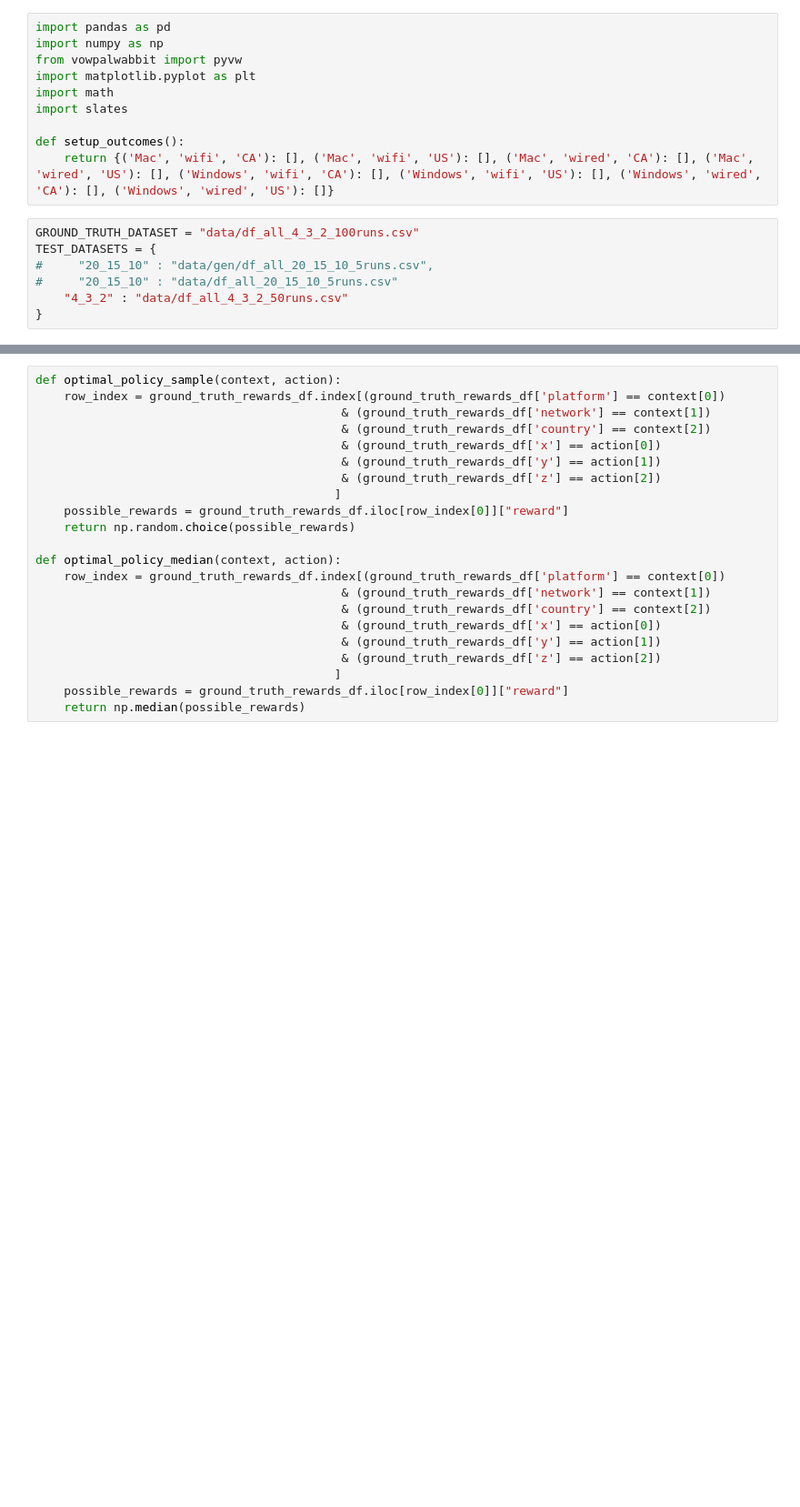
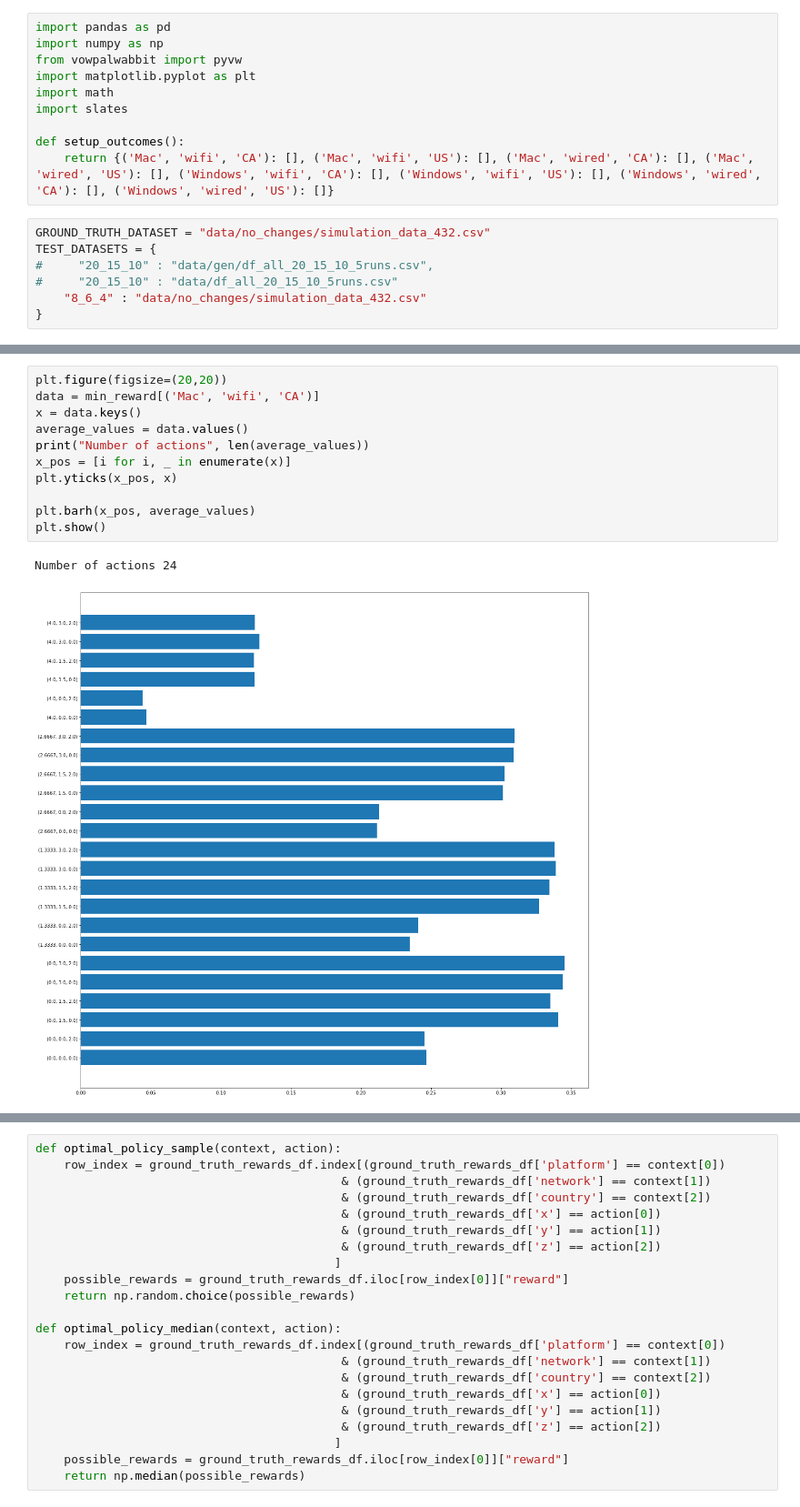
Before and after one commit to VowpalWabbit/slates-experiments, a Jupyter notebook: slates_sim.ipynb, the cells around one changed output, grey strips where cells are left out. Shown at 91% size. Saved outputs shown, nothing was run; the diff lists cells and outputs as text; blank space fills up the shorter version.

Commit message:
Add data, update

```diff
--- a/slates_sim.ipynb
+++ b/slates_sim.ipynb
@@ -9,9 +9,9 @@ import slates
 def setup_outcomes():
     return {('Mac', 'wifi', 'CA'): [], ('Mac', 'wifi', 'US'): [], ('Mac', 'wired', 'CA'): [], ('Mac', 'wired', 'US'): [], ('Windows', 'wifi', 'CA'): [], ('Windows', 'wifi', 'US'): [], ('Windows', 'wired', 'CA'): [], ('Windows', 'wired', 'US'): []}
 # %%
-GROUND_TRUTH_DATASET = "data/df_all_4_3_2_100runs.csv"
+GROUND_TRUTH_DATASET = "data/no_changes/simulation_data_432.csv"
 TEST_DATASETS = {
 #     "20_15_10" : "data/gen/df_all_20_15_10_5runs.csv",
 #     "20_15_10" : "data/df_all_20_15_10_5runs.csv"
-    "4_3_2" : "data/df_all_4_3_2_50runs.csv"
+    "8_6_4" : "data/no_changes/simulation_data_432.csv"
 }
@@ -58,0 +82,14 @@ plt.show()
+# %%
+plt.figure(figsize=(20,20))
+data = min_reward[('Mac', 'wifi', 'CA')]
+x = data.keys()
+average_values = data.values()
+print("Number of actions", len(average_values))
+x_pos = [i for i, _ in enumerate(x)]
+plt.yticks(x_pos, x)
+
+plt.barh(x_pos, average_values)
+plt.show()
+# %% [output]
+Number of actions 24
+[figure, added]
```
Also changed, not shown: parts of 8 cells of this notebook, 7 other files.
